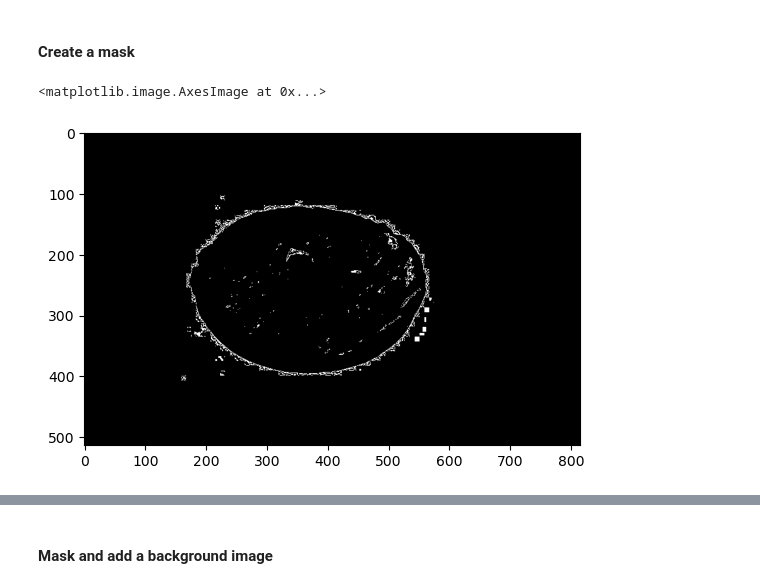
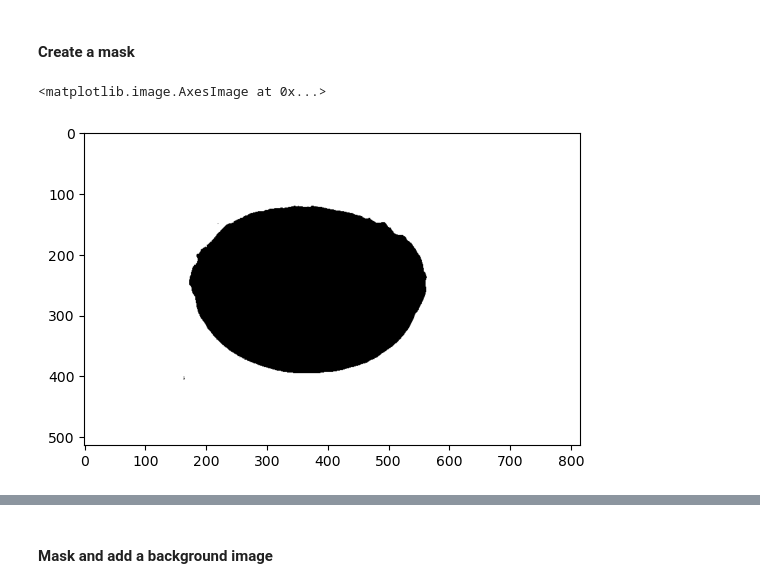
Before and after one commit to iamchenchu/Computer-Vision, a Jupyter notebook: 01_Image_Representation/03_Blue_Screen.ipynb, the cells around one changed output, grey strips where cells are left out. Cells and saved outputs as stored; diff of their text form; code cells hidden in the pictures.

```diff
--- a/01_Image_Representation/03_Blue_Screen.ipynb
+++ b/01_Image_Representation/03_Blue_Screen.ipynb
@@ -37,16 +46,21 @@ plt.imshow(image_copy)
 ## TODO : Define the color selection boundaries in RGB values
 # play around with these values until yoy isolate the blue background
 
-lower_blue = np.array([0, 0, 200])
-upper_blue = np.array([250, 250, 250])
+lower_blue = np.array([0, 0, 230])
+upper_blue = np.array([50, 70, 255])
 # %% [markdown]
 #### Create a mask
 # %%
 # Define the masked area
-mask = cv2.inRange(image_copy, lower_blue, upper_blue)
+"""
+cv2.inRange(): This function is from the OpenCV library and is used to create a mask. A mask is a binary
+image (an image where each pixel is either black or white) that indicates which pixels of an input image
+fall within a specified range of colors.
+"""
 
+mask = cv2.inRange(image_copy, lower_blue, upper_blue) # if the above defined colors are
 # Visualize the mask
 plt.imshow(mask, cmap='gray')
 # %% [output]
 <matplotlib.image.AxesImage at 0x...>
-[figure, old version]
+[figure, new version]
```
Also changed, not shown: parts of 6 cells of this notebook, 3 other files.
